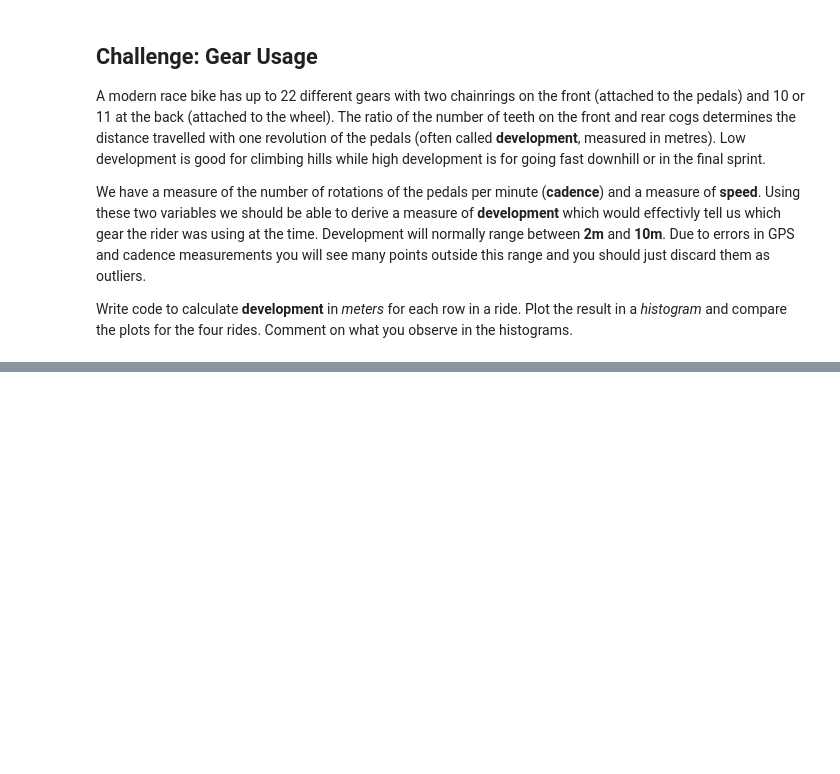
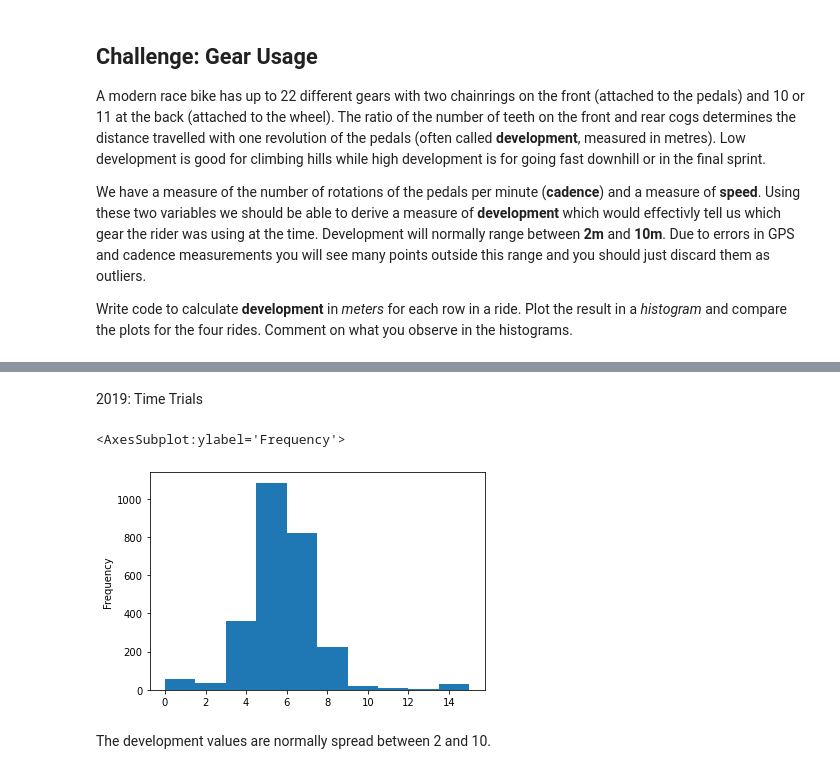
Before and after one commit to MQCOMP2200-S2-2021/data-science-portfolio-avagardiner, a Jupyter notebook: Portfolio 1.ipynb, the cells around one changed output, grey strips where cells are left out. Saved outputs shown, nothing was run; the diff lists cells and outputs as text; code cells hidden in the pictures; blank space fills up the shorter version.

```diff
--- a/Portfolio 1.ipynb
+++ b/Portfolio 1.ipynb
@@ -285,0 +379,9 @@ Write code to calculate __development__ in _meters_ for each row in a ride.  Plo
+# %% [markdown]
+2019: Time Trials
+# %%
+development(tt_2019)
+# %% [output]
+<AxesSubplot:ylabel='Frequency'>
+[figure, added]
+# %% [markdown]
+The development values are normally spread between 2 and 10.
```
Also changed, not shown: parts of 16 cells of this notebook.
